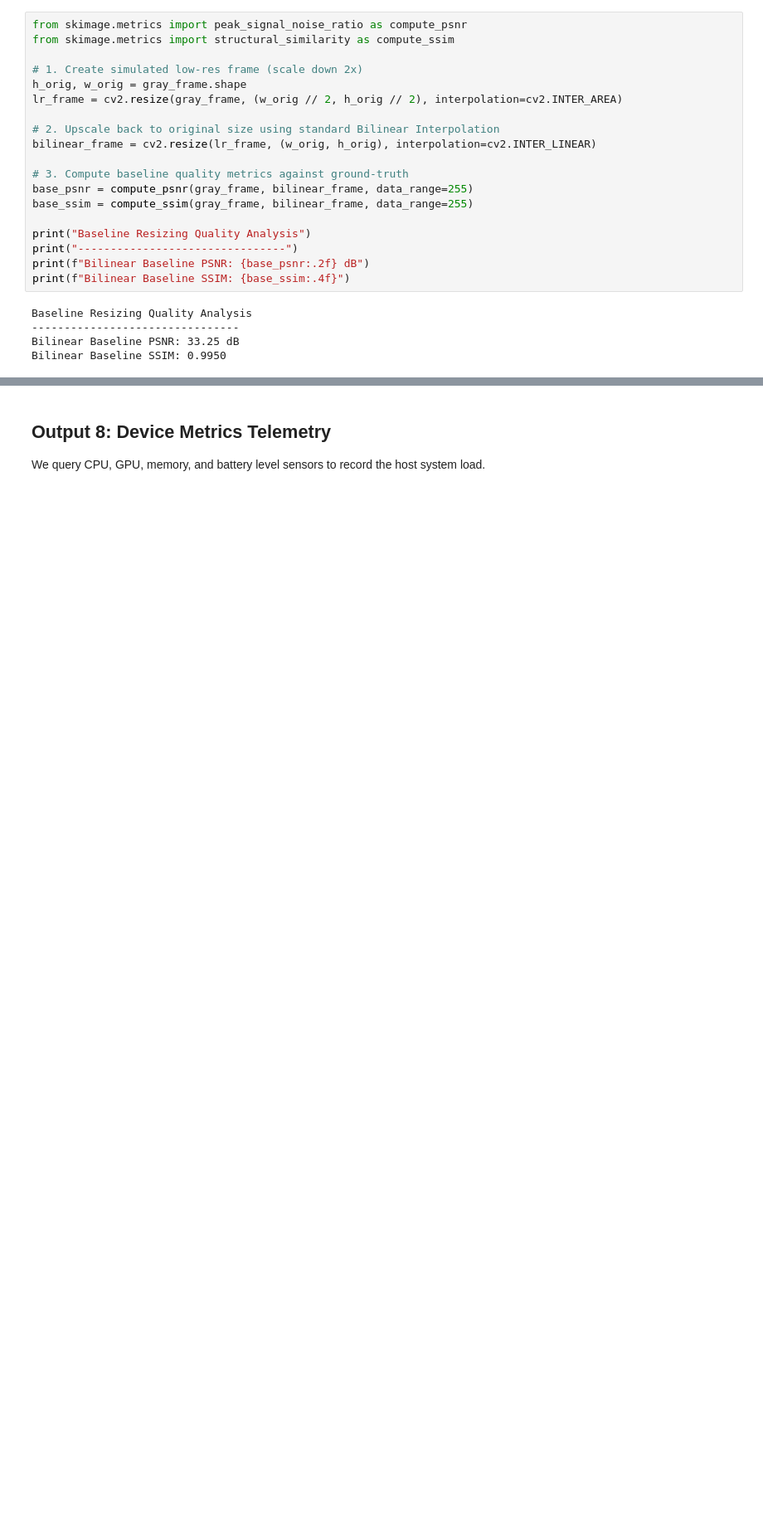
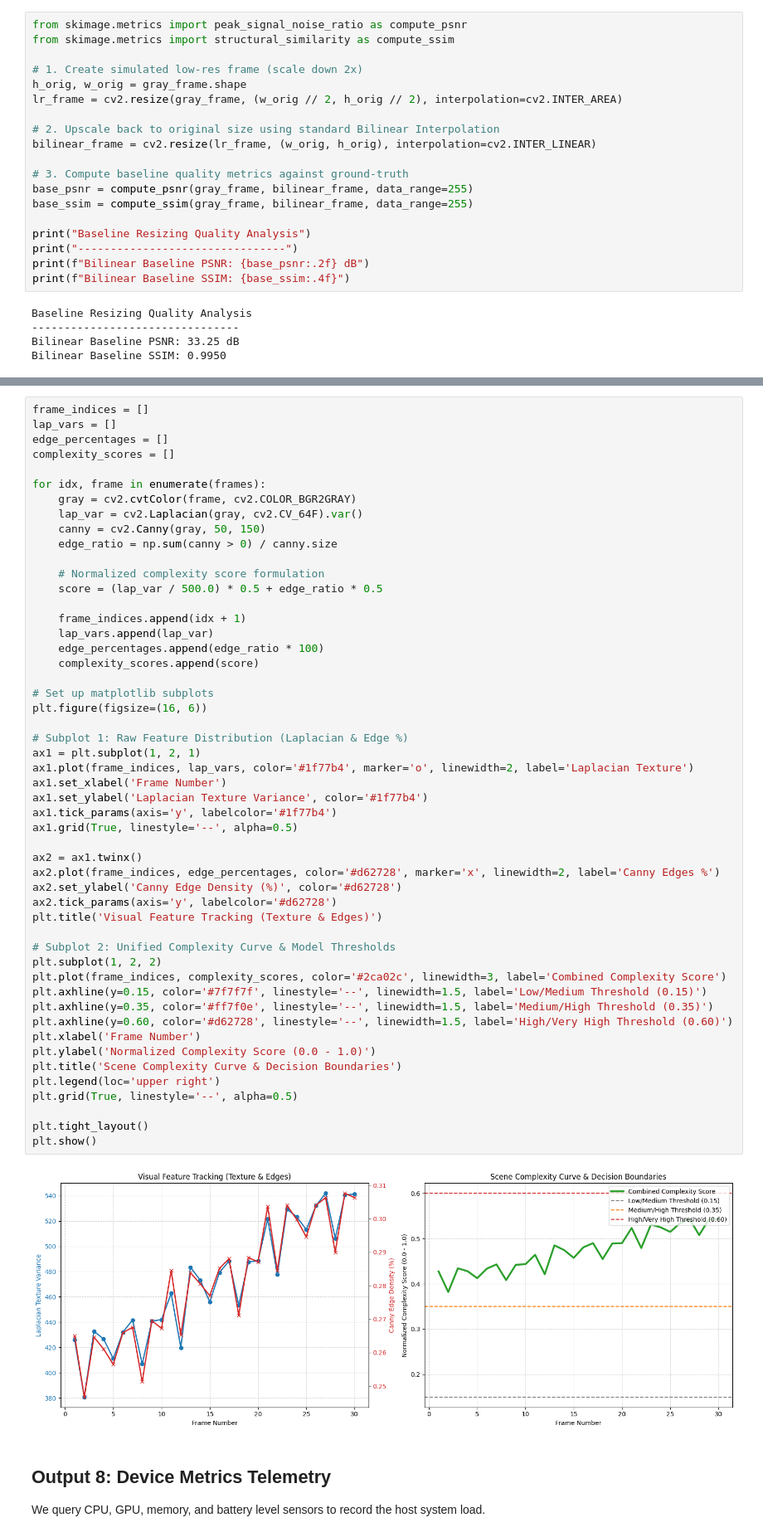
Before and after one commit to AbishekR05/AdaptiveSR, a Jupyter notebook: notebook/Phase1/preprocessing.ipynb, the cells around one changed output, grey strips where cells are left out. Shown at 83% size. Cells and saved outputs as stored; diff of their text form; blank space fills up the shorter version.

Commit message:
Update preprocessing.ipynb: Add temporal feature tracking and scene complexity curve plots and re-execute

```diff
--- a/notebook/Phase1/preprocessing.ipynb
+++ b/notebook/Phase1/preprocessing.ipynb
@@ -243,3 +246,56 @@ Bilinear Baseline SSIM: 0.9950
+# %%
+frame_indices = []
+lap_vars = []
+edge_percentages = []
+complexity_scores = []
+
+for idx, frame in enumerate(frames):
+    gray = cv2.cvtColor(frame, cv2.COLOR_BGR2GRAY)
+    lap_var = cv2.Laplacian(gray, cv2.CV_64F).var()
+    canny = cv2.Canny(gray, 50, 150)
+    edge_ratio = np.sum(canny > 0) / canny.size
+
+    # Normalized complexity score formulation
+    score = (lap_var / 500.0) * 0.5 + edge_ratio * 0.5
+
+    frame_indices.append(idx + 1)
+    lap_vars.append(lap_var)
+    edge_percentages.append(edge_ratio * 100)
+    complexity_scores.append(score)
+
+# Set up matplotlib subplots
+plt.figure(figsize=(16, 6))
+
+# Subplot 1: Raw Feature Distribution (Laplacian & Edge %)
+ax1 = plt.subplot(1, 2, 1)
+ax1.plot(frame_indices, lap_vars, color='#1f77b4', marker='o', linewidth=2, label='Laplacian Texture')
+ax1.set_xlabel('Frame Number')
+ax1.set_ylabel('Laplacian Texture Variance', color='#1f77b4')
+ax1.tick_params(axis='y', labelcolor='#1f77b4')
+ax1.grid(True, linestyle='--', alpha=0.5)
+
+ax2 = ax1.twinx()
+ax2.plot(frame_indices, edge_percentages, color='#d62728', marker='x', linewidth=2, label='Canny Edges %')
+ax2.set_ylabel('Canny Edge Density (%)', color='#d62728')
+ax2.tick_params(axis='y', labelcolor='#d62728')
+plt.title('Visual Feature Tracking (Texture & Edges)')
+
+# Subplot 2: Unified Complexity Curve & Model Thresholds
+plt.subplot(1, 2, 2)
+plt.plot(frame_indices, complexity_scores, color='#2ca02c', linewidth=3, label='Combined Complexity Score')
+plt.axhline(y=0.15, color='#7f7f7f', linestyle='--', linewidth=1.5, label='Low/Medium Threshold (0.15)')
+plt.axhline(y=0.35, color='#ff7f0e', linestyle='--', linewidth=1.5, label='Medium/High Threshold (0.35)')
+plt.axhline(y=0.60, color='#d62728', linestyle='--', linewidth=1.5, label='High/Very High Threshold (0.60)')
+plt.xlabel('Frame Number')
+plt.ylabel('Normalized Complexity Score (0.0 - 1.0)')
+plt.title('Scene Complexity Curve & Decision Boundaries')
+plt.legend(loc='upper right')
+plt.grid(True, linestyle='--', alpha=0.5)
+
+plt.tight_layout()
+plt.show()
+# %% [output]
+[figure, added]
 # %% [markdown]
 ## Output 8: Device Metrics Telemetry
 We query CPU, GPU, memory, and battery level sensors to record the host system load.
```
Also changed, not shown: parts of 3 cells of this notebook.
